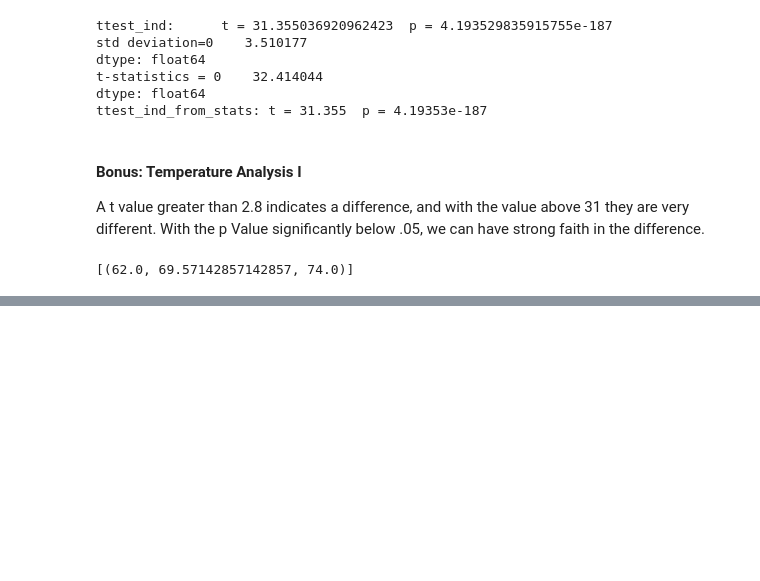
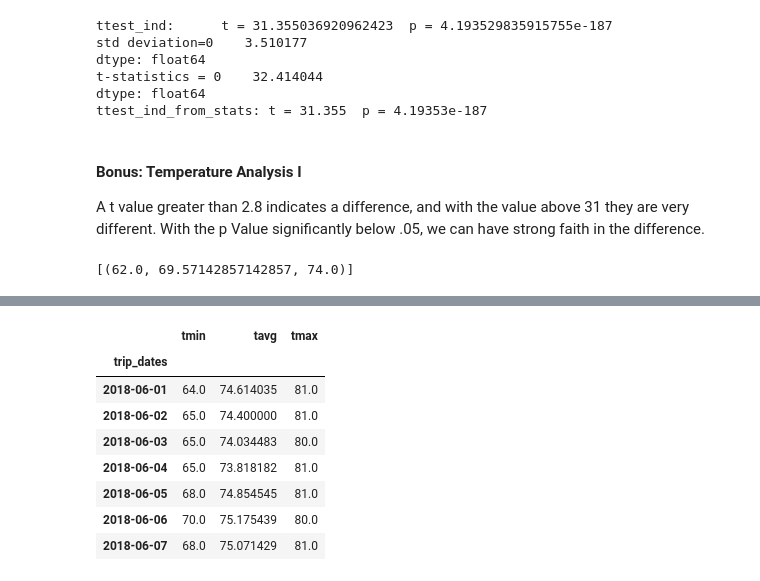
Before and after one commit to gshreve01/sqlalchemy-challenge, a Jupyter notebook: climate.ipynb, the cells around one changed output, grey strips where cells are left out. Drawn from its saved outputs; the diff is of its cells as text; code cells hidden in the pictures; blank space fills up the shorter version.

```diff
--- a/climate_starter.ipynb
+++ b/climate.ipynb
@@ -365,3 +368,8 @@ plt.show()
 # %%
 # Calculate the total amount of rainfall per weather station for your trip dates using the previous year's matching dates.
 # Sort this in descending order by precipitation amount and list the station, name, latitude, longitude, and elevation
+sel = (Station.station, Station.name, Station.latitude, Station.longitude, Station.elevation, func.sum(Measurement.prcp))
+total_rainfall_per_station = session.query(*sel).filter(Station.station == Measurement.station) \
+                                .group_by(Station.station) \
+                                .order_by(func.sum(Measurement.prcp).desc()).all()
+total_rainfall_per_station
@@ -398,2 +446,16 @@ daily_normals("01-01")
 # %%
 # Load the previous query results into a Pandas DataFrame and add the `trip_dates` range as the `date` index
+trip_days_df = pd.DataFrame(normals, columns=['tmin', 'tavg', 'tmax'])
+trip_days_df['trip_dates'] = trip_dates
+trip_days_df.set_index('trip_dates', inplace=True)
+trip_days_df
+# %% [output]
+|  | tmin | tavg | tmax |
+| trip_dates |  |  |  |
+| 2018-06-01 | 64.0 | 74.614035 | 81.0 |
+| 2018-06-02 | 65.0 | 74.400000 | 81.0 |
+| 2018-06-03 | 65.0 | 74.034483 | 80.0 |
+| 2018-06-04 | 65.0 | 73.818182 | 81.0 |
+| 2018-06-05 | 68.0 | 74.854545 | 81.0 |
+| 2018-06-06 | 70.0 | 75.175439 | 80.0 |
+| 2018-06-07 | 68.0 | 75.071429 | 81.0 |
```
Also changed, not shown: parts of 7 cells of this notebook.
